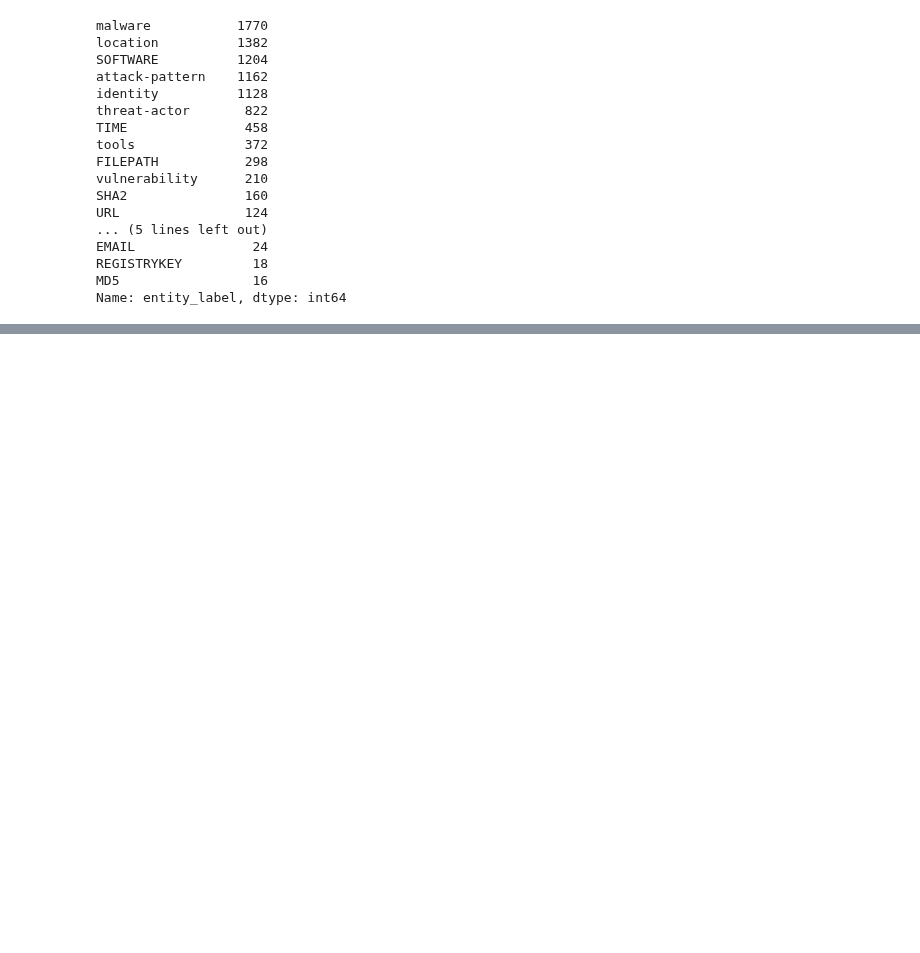
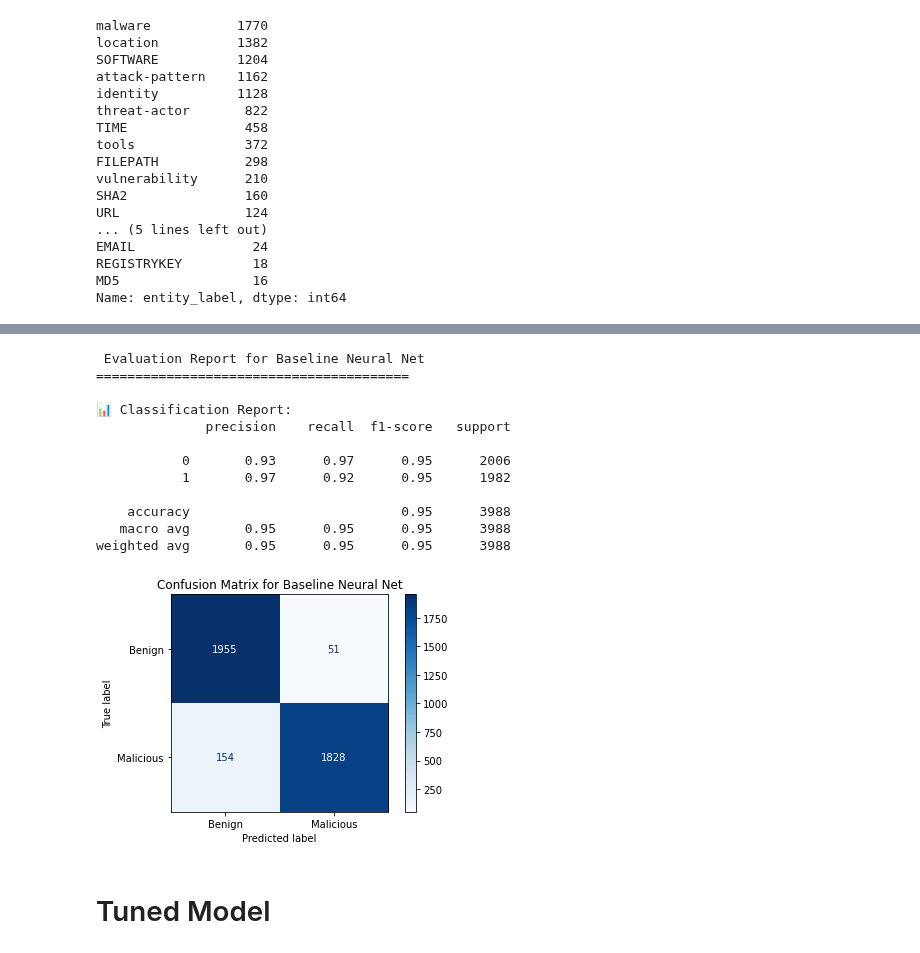
Before and after one commit to kkipkorir/cyber-threat-intelligence, a Jupyter notebook: notebook.ipynb, the cells around one changed output, grey strips where cells are left out. Drawn from its saved outputs; the diff is of its cells as text; code cells hidden in the pictures; blank space fills up the shorter version.

```diff
--- a/notebook.ipynb
+++ b/notebook.ipynb
@@ -201,0 +386,10 @@ Name: clean_text, Length: 19940, dtype: object
+# %%
+
+base_model = Sequential()
+base_model.add(Embedding(input_dim=MAX_NB_WORDS, output_dim=64, input_length=MAX_SEQ_LEN))
+base_model.add(Flatten())
+base_model.add(Dense(64, activation='relu'))
+base_model.add(Dense(1, activation='sigmoid'))
+
+base_model.compile(optimizer='adam', loss='binary_crossentropy', metrics=['accuracy'])
+base_model.summary()
@@ -201,0 +490,45 @@ Name: clean_text, Length: 19940, dtype: object
+# %%
+
+
+def evaluate_model(model, X, y, model_name="Model"):
+    print(f" Evaluation Report for {model_name}")
+    print("="*40)
+
+    #probabilities
+    y_pred_probs = model.predict(X)
+
+    # If model returns probabilities in nested arrays
+    if len(y_pred_probs.shape) > 1:
+        y_pred_probs = y_pred_probs.ravel()
+
+    # Convert probabilities to binary predictions
+    y_pred = (y_pred_probs >= 0.5).astype(int)
+
+    # Classification report
+    print("\n📊 Classification Report:")
+    print(classification_report(y, y_pred))
+
+    # Confusion matrix
+    cm = confusion_matrix(y, y_pred)
+    disp = ConfusionMatrixDisplay(confusion_matrix=cm, display_labels=["Benign", "Malicious"])
+    disp.plot(cmap="Blues")
+    plt.title(f"Confusion Matrix for {model_name}")
+    plt.show()
+# %%
+evaluate_model(base_model, X_val, y_val, model_name="Baseline Neural Net")
+# %% [output]
+ Evaluation Report for Baseline Neural Net
+========================================
+
+📊 Classification Report:
+              precision    recall  f1-score   support
+
+           0       0.93      0.97      0.95      2006
+           1       0.97      0.92      0.95      1982
+
+    accuracy                           0.95      3988
+   macro avg       0.95      0.95      0.95      3988
+weighted avg       0.95      0.95      0.95      3988
+[figure, added]
+# %% [markdown]
+# Tuned Model
```
Also changed, not shown: parts of 54 cells of this notebook, 2 other files.
